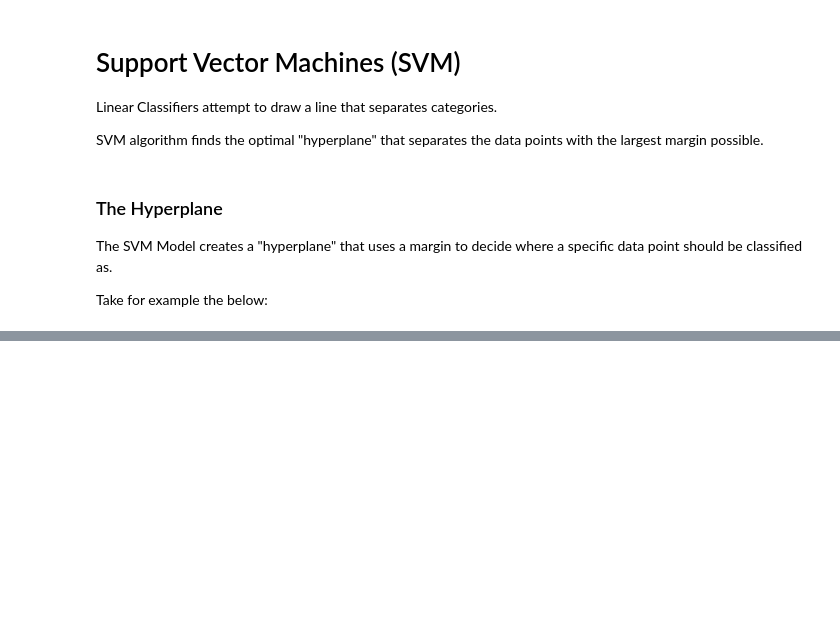
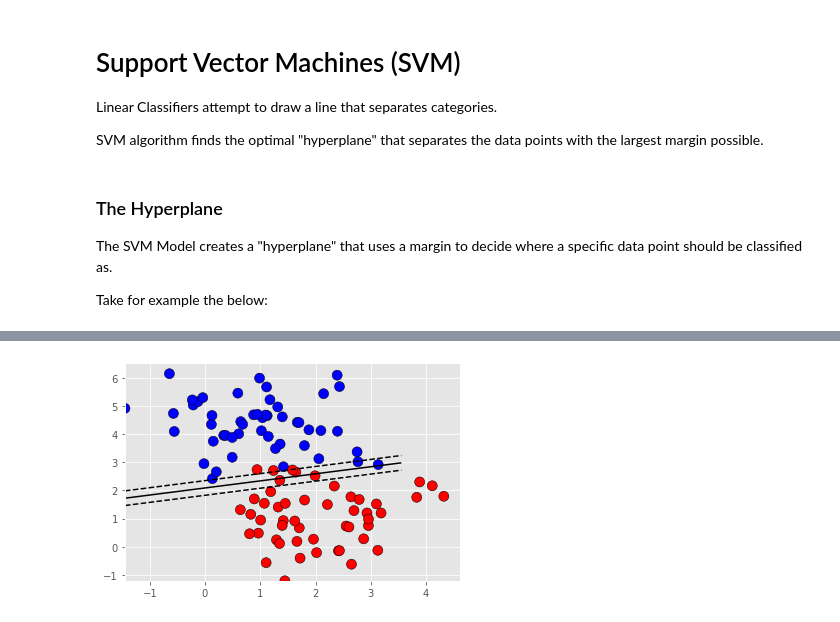
Before and after one commit to gianmillare/Machine-Learning-AI, a Jupyter notebook: University of California, Berkeley - AI ML Sessions/Part 17 - Support Vector Machines SVM.ipynb, the cells around one changed output, grey strips where cells are left out. Drawn from its saved outputs; the diff is of its cells as text; code cells hidden in the pictures; blank space fills up the shorter version.

```diff
--- a/University of California, Berkeley - AI ML Sessions/Part 17 - Support Vector Machines SVM.ipynb
+++ b/University of California, Berkeley - AI ML Sessions/Part 17 - Support Vector Machines SVM.ipynb
@@ -56,0 +57,6 @@ plt.scatter(X[:, 0], X[:, 1], c=y, s=100, cmap="bwr")
+# %%
+# Step 4: Create the training and testing datasets
+
+from sklearn.model_selection import train_test_split
+
+X_train, X_test, y_train, y_test = train_test_split(X, y, random_state=42)
@@ -56,0 +76,23 @@ plt.scatter(X[:, 0], X[:, 1], c=y, s=100, cmap="bwr")
+# %%
+# Step 7: IMPORTANT!! Here is how you can plot an SVM model output
+
+# Plot the decision boundaires (mins and maxes)
+x_min = X[:, 0].min() # This is the smallest X value of the dataset
+x_max = X[:, 0].max() # This is the greatest X value of the dataset
+y_min = X[:, 1].min() # This is the smallest y value of the data set (remember that this is referring to FEATURES)
+y_max = X[:, 1].max() # This is the greatest y value of the data set (remember that this is referring to FEATURES)
+
+# This tells numpy to make a grid using the boundaries shown above
+XX, YY = np.mgrid[x_min:x_max, y_min:y_max]
+Z = model.decision_function(np.c_[XX.ravel(), YY.ravel()])
+
+# Place the results into the grid made above
+Z = Z.reshape(XX.shape)
+
+# plot each value
+plt.contour(XX, YY, Z, colors=['k', 'k', 'k'],
+            linestyles=['--', '-', '--'], levels=[-.5, 0, .5])
+plt.scatter(X[:, 0], X[:, 1], c=y, cmap='bwr', edgecolor='k', s=100)
+plt.show()
+# %% [output]
+[figure, added]
```
Also changed, not shown: parts of 8 cells of this notebook.
